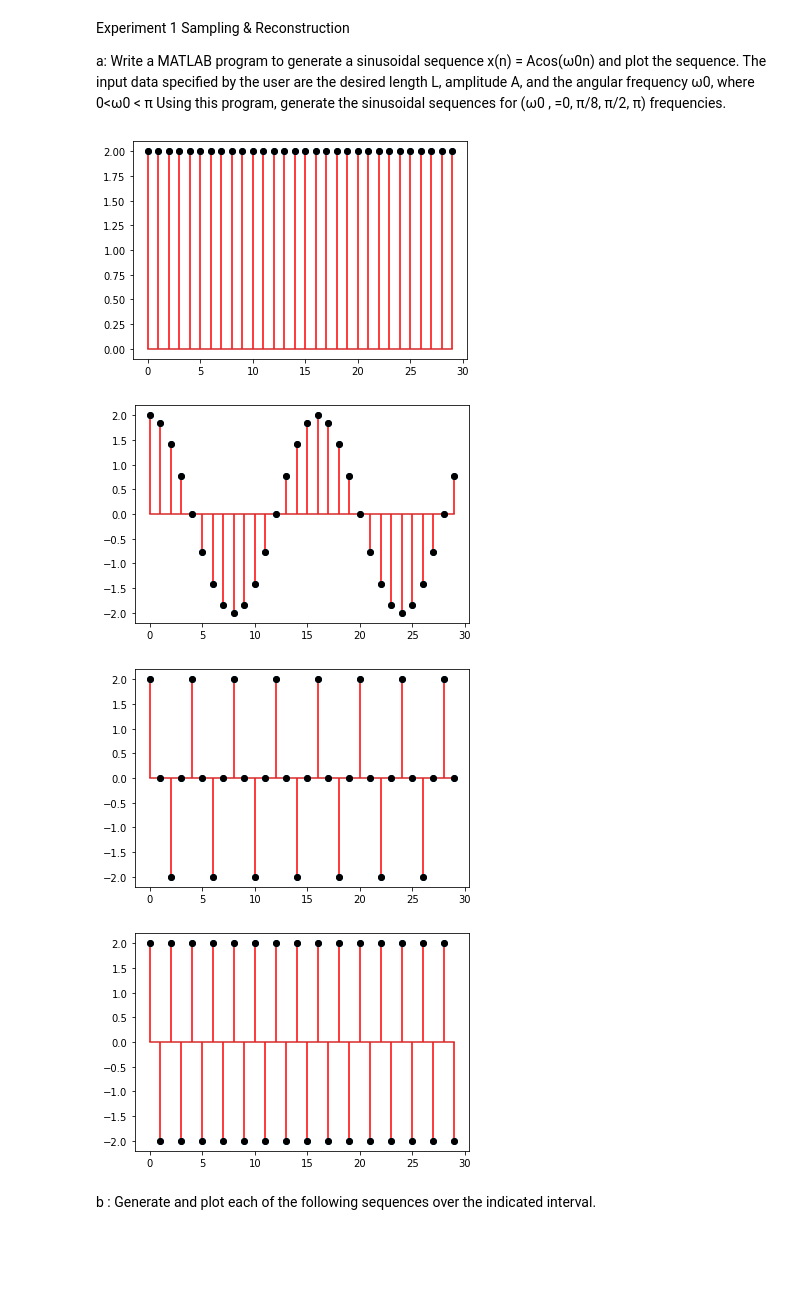
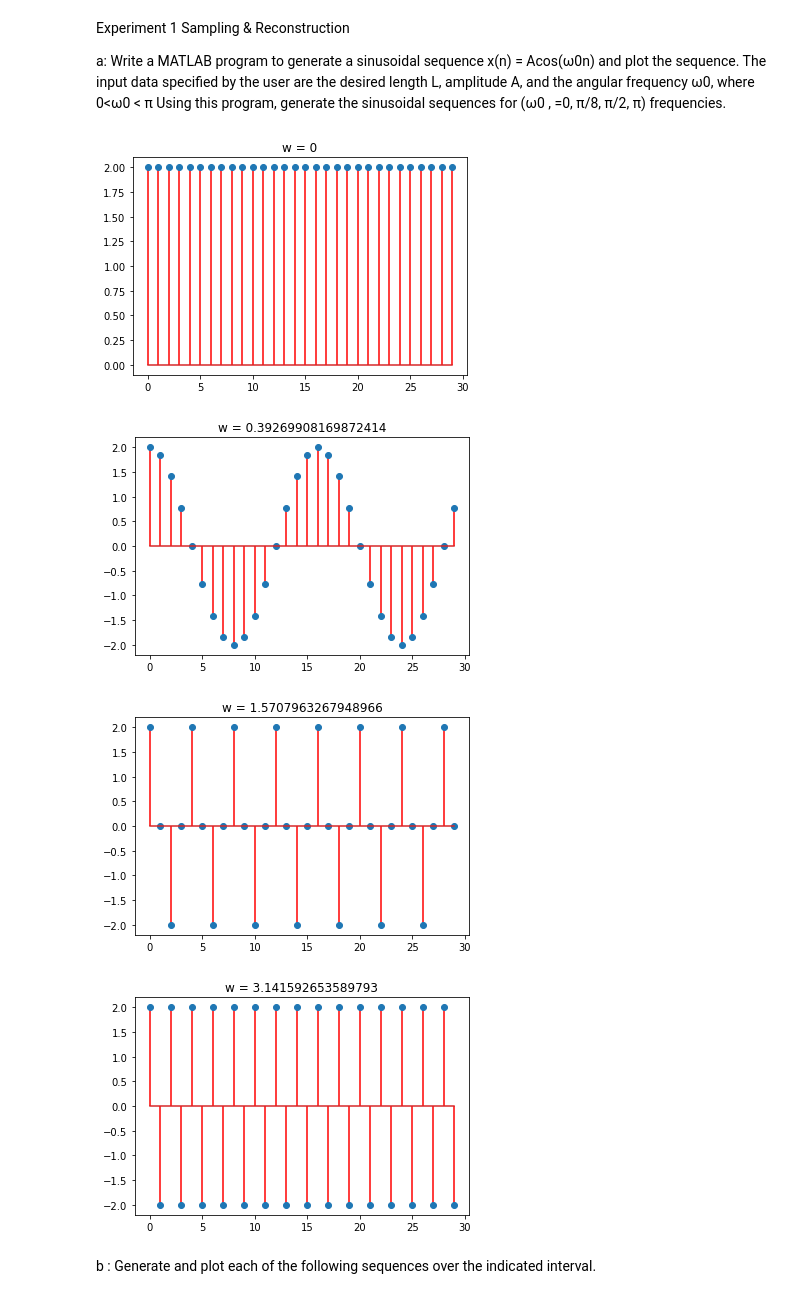
Before and after one commit to ejson03/Sem-7-pracs, a Jupyter notebook: dsip/dsip.ipynb, the cells around one changed output. Saved outputs shown, nothing was run; the diff lists cells and outputs as text; code cells hidden in the pictures; blank space fills up the shorter version.

```diff
--- a/dsip/dsip.ipynb
+++ b/dsip/dsip.ipynb
@@ -5,22 +5,22 @@ a: Write a MATLAB program to generate a sinusoidal sequence x(n) = Acos(ω0n) an
 # %%
 import matplotlib.pyplot as plt
 import numpy as np
 A = 2
 angles = [0, np.pi/8, np.pi/2, np.pi]
 fs = 30
 
 for angle in angles:
     x = np.arange(fs)
     y = A * np.cos(angle * x)
     plt.figure()
-    plt.stem(x,y, 'r', markerfmt ='o', label = str(angle) )
-    plt.plot(x,y, 'ko')
+    plt.title(f"w = {angle}")
+    plt.stem(x,y, 'r', markerfmt ='o')
     plt.show()
 # %% [output]
-[figure, old version]
+[figure, new version]
-[figure, old version]
+[figure, new version]
-[figure, old version]
+[figure, new version]
-[figure, old version]
+[figure, new version]
 # %% [markdown]
 b : Generate and plot each of the following sequences over the indicated interval.
 # %%
```
Also changed, not shown: parts of 2 cells of this notebook.
